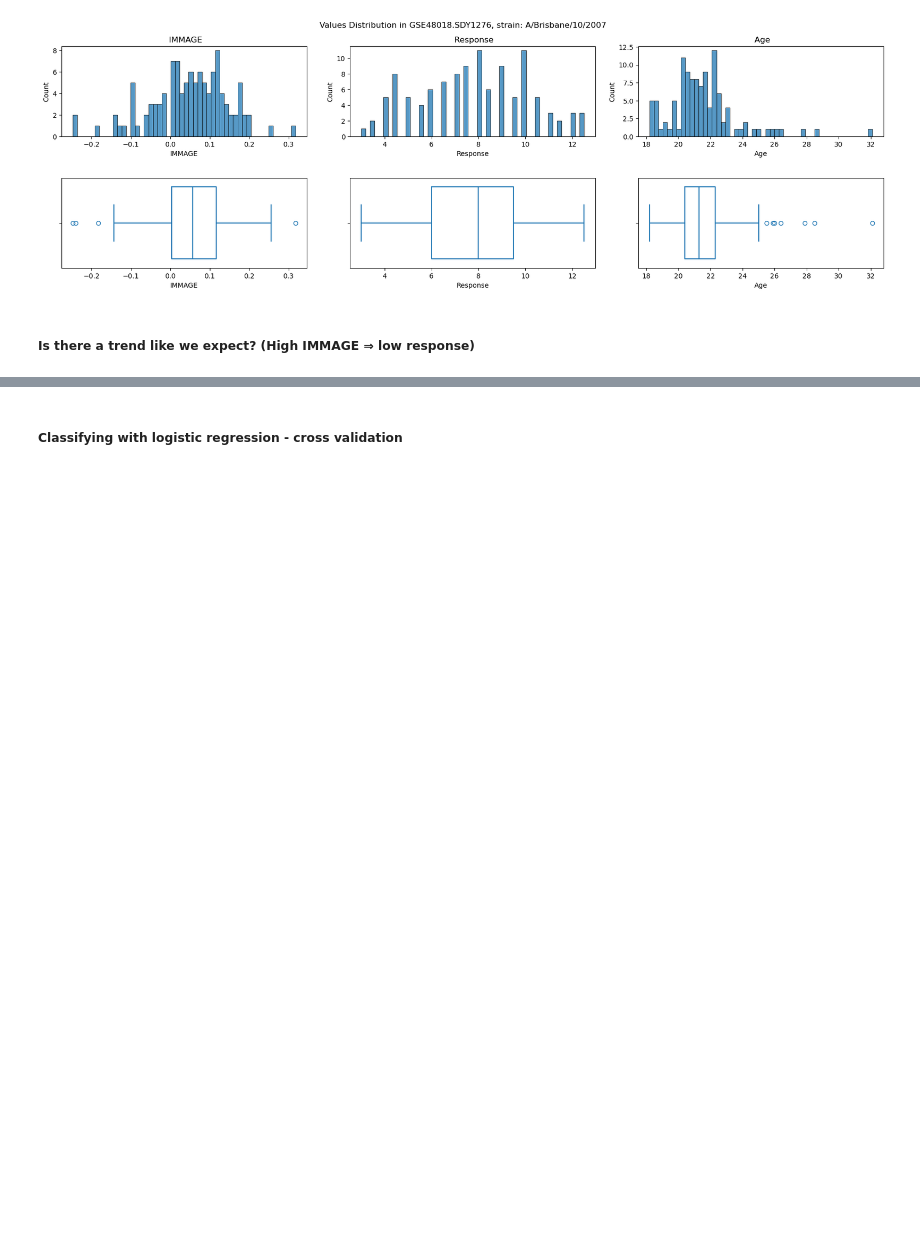
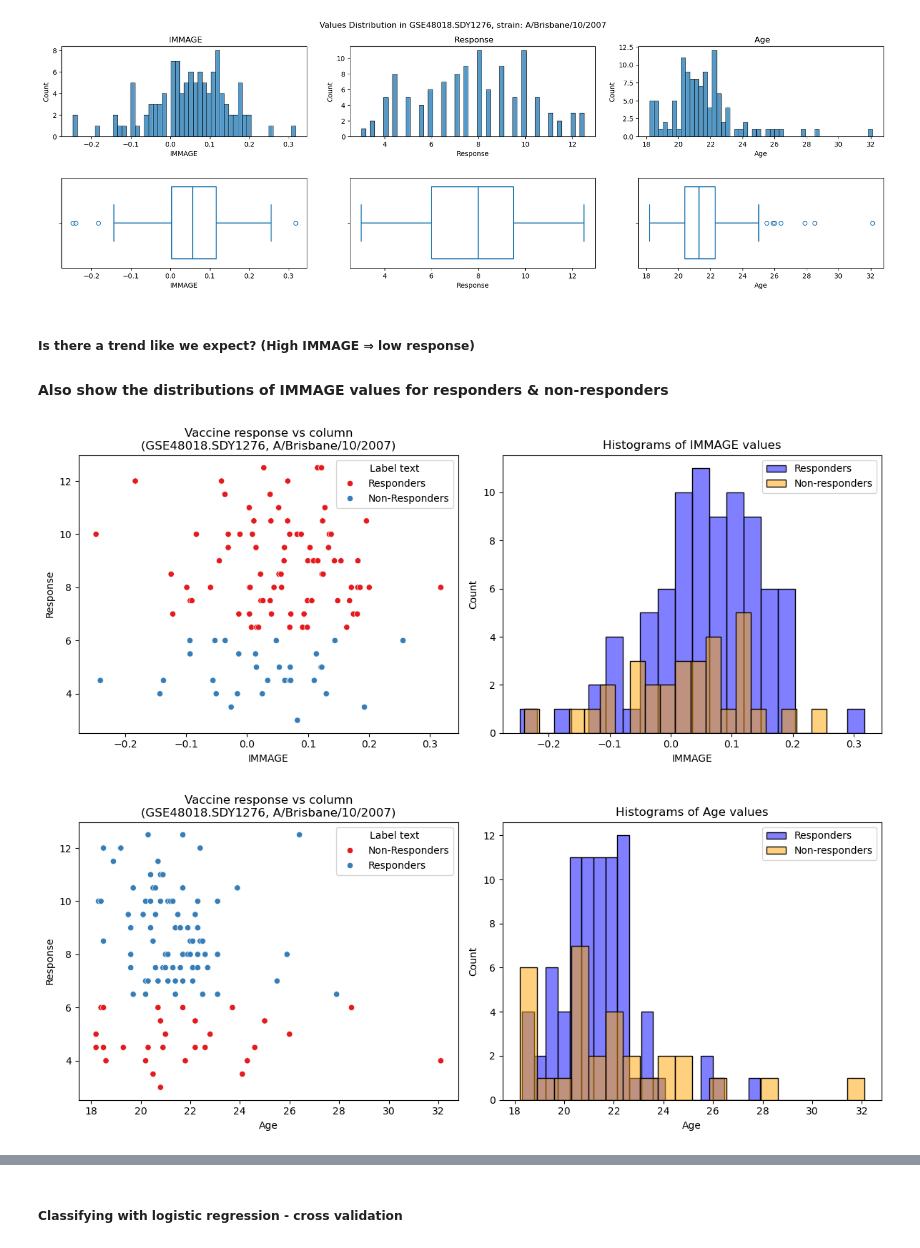
Before and after one commit to JonatanSahar/lab-vaccines, a Jupyter notebook: code/export/GSE48018.SDY1276_A_Brisbane_10_2007_analysis.ipynb, the cells around one changed output, grey strips where cells are left out. Drawn from its saved outputs; the diff is of its cells as text; code cells hidden in the pictures; blank space fills up the shorter version.

```diff
--- a/code/export/GSE48018.SDY1276_A_Brisbane_10_2007_analysis.ipynb
+++ b/code/export/GSE48018.SDY1276_A_Brisbane_10_2007_analysis.ipynb
@@ -190,4 +186,34 @@ plt.show()
 [figure]
 # %% [markdown]
 ##### Is there a trend like we expect? (High IMMAGE ⇒ low response)
+#### Also show the distributions of IMMAGE values for responders & non-responders
+# %%
+def plot_trend(data, column):
+   # Sort the data by "IMMAGE" column
+   sorted_data = data.sort_values(by=column)
+
+   # Create a figure and a grid of subplots (1 row, 2 columns)
+   fig, axes = plt.subplots(1, 2, figsize=(12, 5))
+
+   # Plot the scatterplot on the first subplot
+   sns.scatterplot(data=sorted_data, x=column, y="Response", hue="Label text", palette='Set1', ax=axes[0])
+   axes[0].set_title(f'Vaccine response vs column\n({dataset_name}, {strain})')
+
+   # Plot histograms on the second subplot
+   sns.histplot(data=data[data["y"] == 0], x=column, ax=axes[1], color="blue", alpha=0.5, label="Responders", bins=20)
+   sns.histplot(data=data[data["y"] == 1], x=column, ax=axes[1], color="orange", alpha=0.5, label="Non-responders", bins=20)
+   axes[1].set_title(f"Histograms of {column} values")
+   axes[1].legend()
+
+   # Adjust layout
+   plt.tight_layout()
+
+   # Show the plots
+   plt.show()
+
+plot_trend(data, immage_col)
+plot_trend(data, age_col)
+# %% [output]
+[figure, added]
+[figure, added]
 # %%
```
Also changed, not shown: parts of 24 cells of this notebook, 21 other files.
